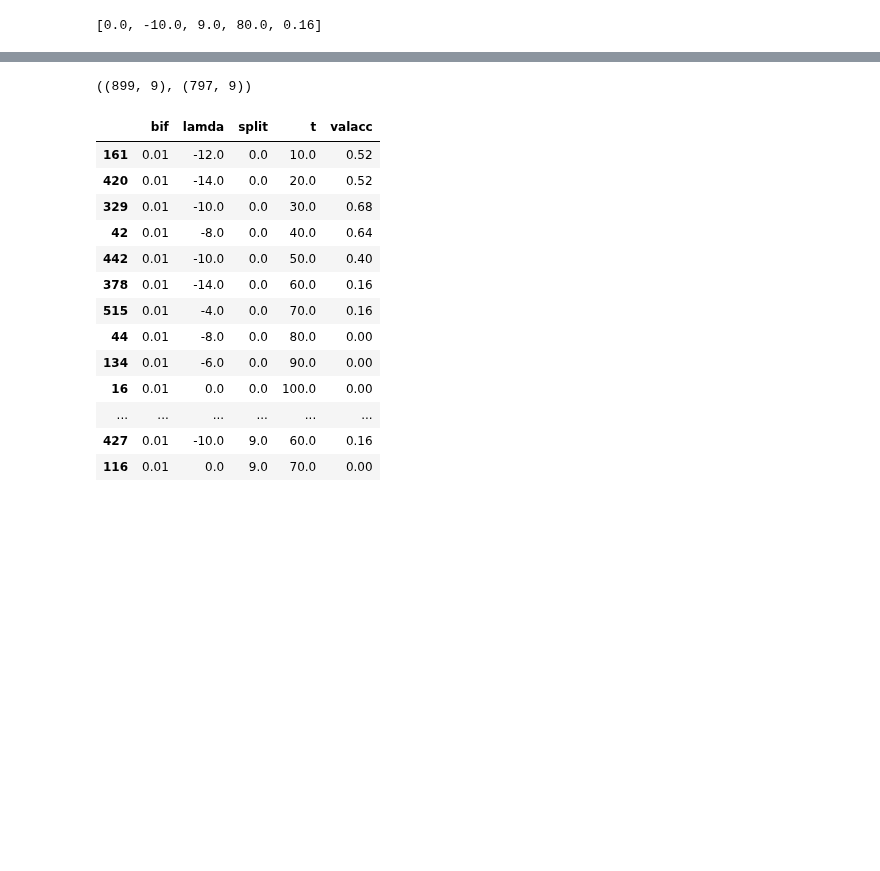
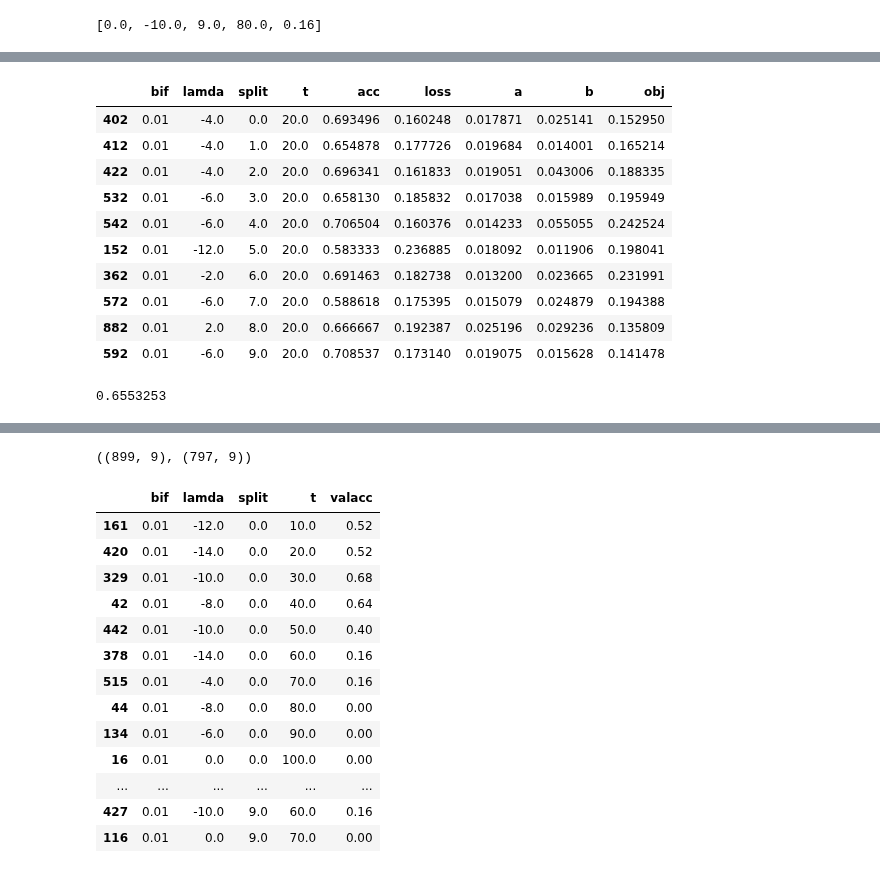
Before and after one commit to kojino/lpn, a Jupyter notebook: analyze_summary.ipynb, the cells around one changed output, grey strips where cells are left out. Saved outputs shown, nothing was run; the diff lists cells and outputs as text; code cells hidden in the pictures; blank space fills up the shorter version.

```diff
--- a/analyze_summary.ipynb
+++ b/analyze_summary.ipynb
@@ -88,0 +75,20 @@ Name: acc, dtype: float64
+# %%
+d=dfbif[dfbif.t==20.0]
+d[d.t==20.0].loc[d.groupby(['split'])['acc'].idxmax()].groupby('split')['acc'].mean().mean()
+# %% [output]
+|  | bif | lamda | split | t | acc | loss | a | b | obj |
+| 402 | 0.01 | -4.0 | 0.0 | 20.0 | 0.693496 | 0.160248 | 0.017871 | 0.025141 | 0.152950 |
+| 412 | 0.01 | -4.0 | 1.0 | 20.0 | 0.654878 | 0.177726 | 0.019684 | 0.014001 | 0.165214 |
+| 422 | 0.01 | -4.0 | 2.0 | 20.0 | 0.696341 | 0.161833 | 0.019051 | 0.043006 | 0.188335 |
+| 532 | 0.01 | -6.0 | 3.0 | 20.0 | 0.658130 | 0.185832 | 0.017038 | 0.015989 | 0.195949 |
+| 542 | 0.01 | -6.0 | 4.0 | 20.0 | 0.706504 | 0.160376 | 0.014233 | 0.055055 | 0.242524 |
+| 152 | 0.01 | -12.0 | 5.0 | 20.0 | 0.583333 | 0.236885 | 0.018092 | 0.011906 | 0.198041 |
+| 362 | 0.01 | -2.0 | 6.0 | 20.0 | 0.691463 | 0.182738 | 0.013200 | 0.023665 | 0.231991 |
+| 572 | 0.01 | -6.0 | 7.0 | 20.0 | 0.588618 | 0.175395 | 0.015079 | 0.024879 | 0.194388 |
+| 882 | 0.01 | 2.0 | 8.0 | 20.0 | 0.666667 | 0.192387 | 0.025196 | 0.029236 | 0.135809 |
+| 592 | 0.01 | -6.0 | 9.0 | 20.0 | 0.708537 | 0.173140 | 0.019075 | 0.015628 | 0.141478 |
+# %%
+d=dfnonbif[dfnonbif.t==20.0]
+d[d.t==20.0].loc[d.groupby(['split'])['acc'].idxmax()].groupby('split')['acc'].mean().mean()
+# %% [output]
+0.6553253
```
Also changed, not shown: parts of 10 cells of this notebook, 5 other files.
